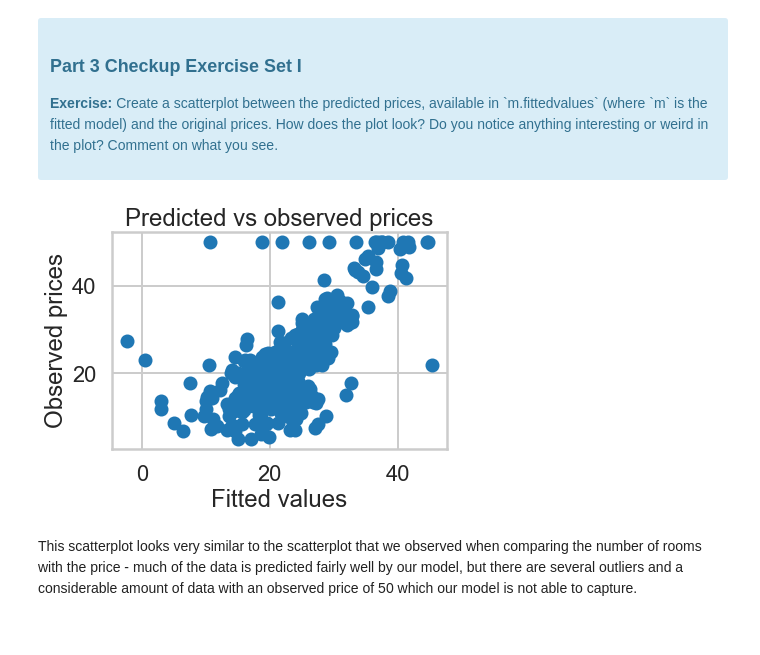
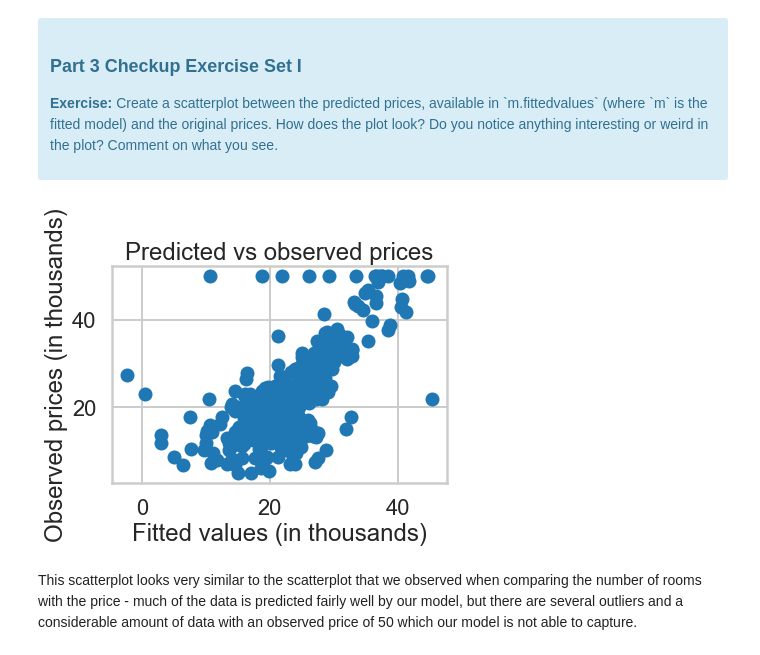
Before and after one commit to munQueen/springboard, a Jupyter notebook: Linear Regression - Jessica Wulzen.ipynb, the cells around one changed output. Saved outputs shown, nothing was run; the diff lists cells and outputs as text; code cells hidden in the pictures.

```diff
--- a/Linear Regression - Jessica Wulzen.ipynb
+++ b/Linear Regression - Jessica Wulzen.ipynb
@@ -485,12 +487,12 @@ Let's see how our model actually fit our data. We can see below that there is a
 # %%
 # your turn
 plt.scatter(m.fittedvalues, bos.PRICE)
-plt.xlabel("Fitted values")
-plt.ylabel("Observed prices")
+plt.xlabel("Fitted values (in thousands)")
+plt.ylabel("Observed prices (in thousands)")
 plt.title("Predicted vs observed prices")
 plt.show()
 # %% [output]
-[figure, old version]
+[figure, new version]
 # %% [markdown]
 This scatterplot looks very similar to the scatterplot that we observed when comparing the number of rooms with the price - much of the data is predicted fairly well by our model, but there are several outliers and a considerable amount of data with an observed price of 50 which our model is not able to capture.
 # %% [markdown]
```
Also changed, not shown: parts of 31 cells of this notebook.
